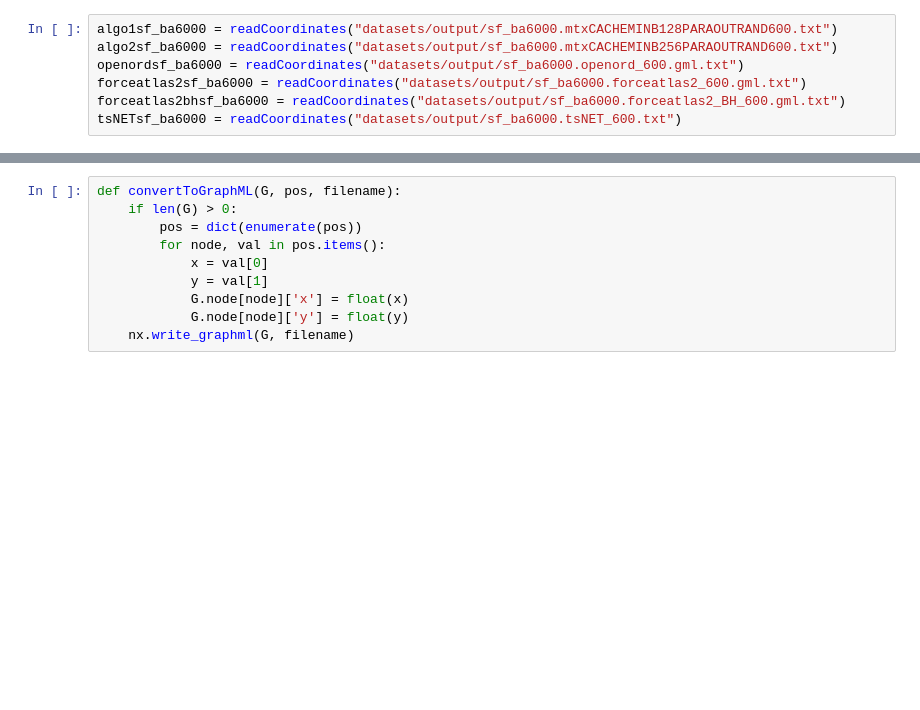
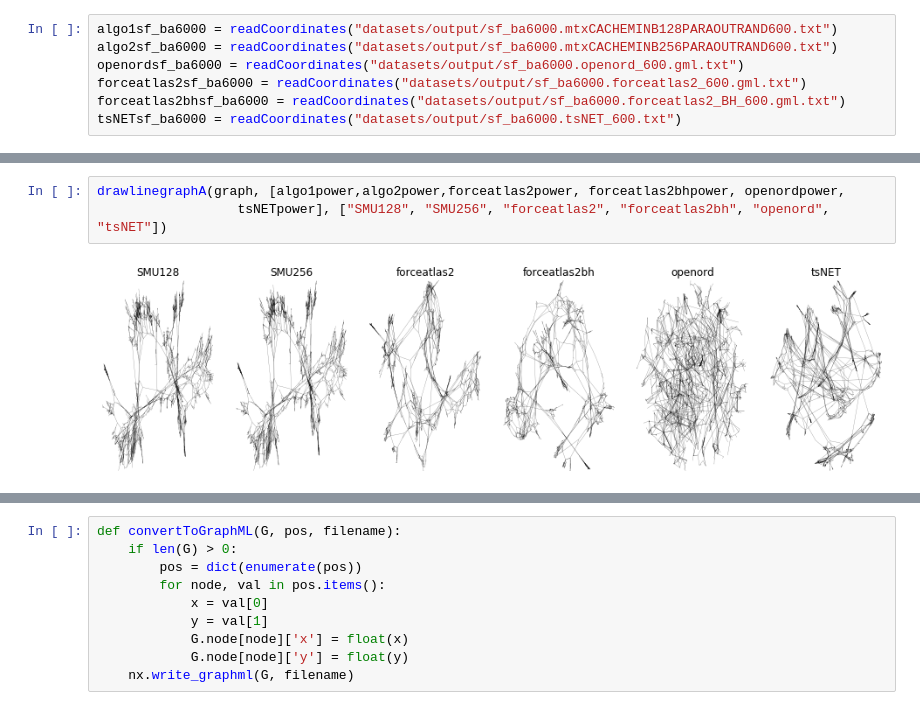
Before and after one commit to khaled-rahman/BatchLayout, a Jupyter notebook: visualize.ipynb, the cells around one changed output, grey strips where cells are left out. Drawn from its saved outputs; the diff is of its cells as text; blank space fills up the shorter version.

```diff
--- a/visualize.ipynb
+++ b/visualize.ipynb
@@ -179,0 +134,5 @@ Total edges =  26695  Average Degree: 8.977635782747603
+# %%
+drawlinegraphA(graph, [algo1power,algo2power,forceatlas2power, forceatlas2bhpower, openordpower,
+                  tsNETpower], ["SMU128", "SMU256", "forceatlas2", "forceatlas2bh", "openord", "tsNET"])
+# %% [output]
+[figure, added]
```
Also changed, not shown: parts of 14 cells of this notebook, 3 other files.
